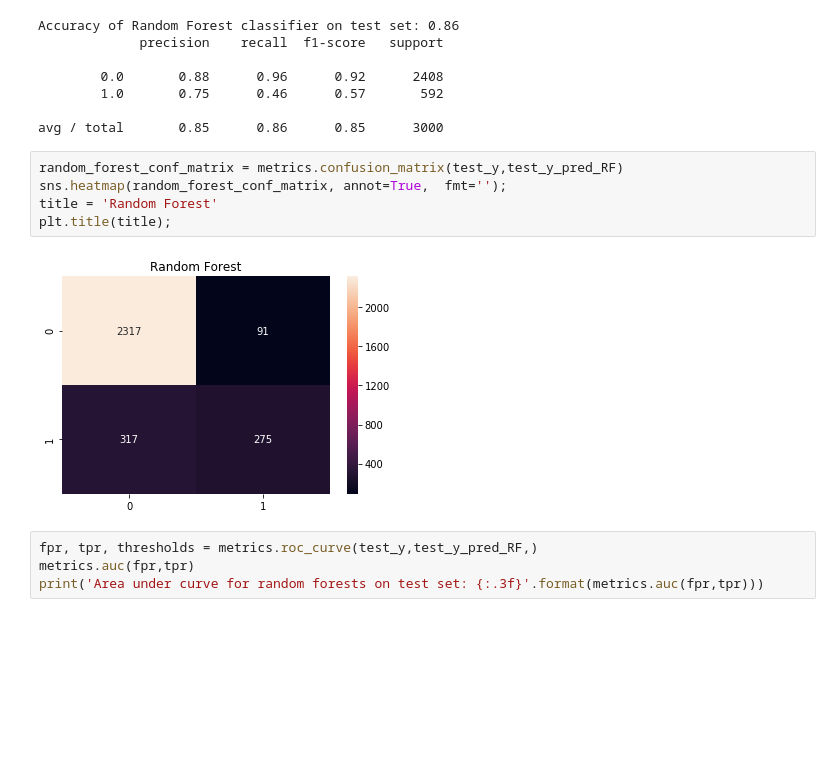
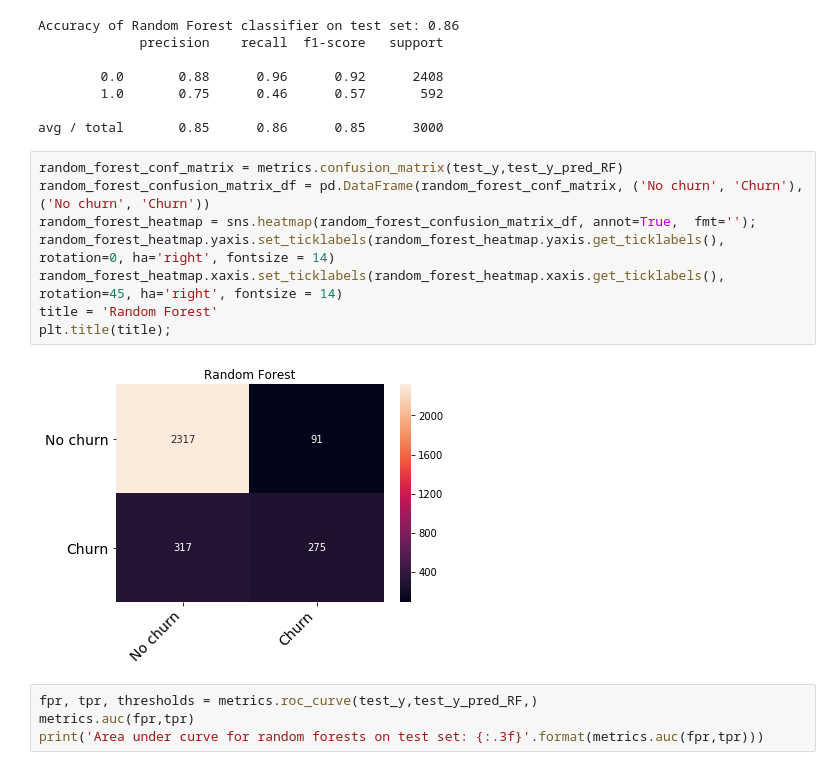
Before and after one commit to AndrewPlinston/Code_Examples, a Jupyter notebook: Simple binary classification example.ipynb, the cells around one changed output. Drawn from its saved outputs; the diff is of its cells as text; blank space fills up the shorter version.

```diff
--- a/Simple binary classification example.ipynb
+++ b/Simple binary classification example.ipynb
@@ -213,11 +221,14 @@ Accuracy of Random Forest classifier on test set: 0.86
 avg / total       0.85      0.86      0.85      3000
 # %%
 random_forest_conf_matrix = metrics.confusion_matrix(test_y,test_y_pred_RF)
-sns.heatmap(random_forest_conf_matrix, annot=True,  fmt='');
+random_forest_confusion_matrix_df = pd.DataFrame(random_forest_conf_matrix, ('No churn', 'Churn'), ('No churn', 'Churn'))
+random_forest_heatmap = sns.heatmap(random_forest_confusion_matrix_df, annot=True,  fmt='');
+random_forest_heatmap.yaxis.set_ticklabels(random_forest_heatmap.yaxis.get_ticklabels(), rotation=0, ha='right', fontsize = 14)
+random_forest_heatmap.xaxis.set_ticklabels(random_forest_heatmap.xaxis.get_ticklabels(), rotation=45, ha='right', fontsize = 14)
 title = 'Random Forest'
 plt.title(title);
 # %% [output]
-[figure, old version]
+[figure, new version]
 # %%
 fpr, tpr, thresholds = metrics.roc_curve(test_y,test_y_pred_RF,)
 metrics.auc(fpr,tpr)
```
Also changed, not shown: parts of 3 cells of this notebook.
